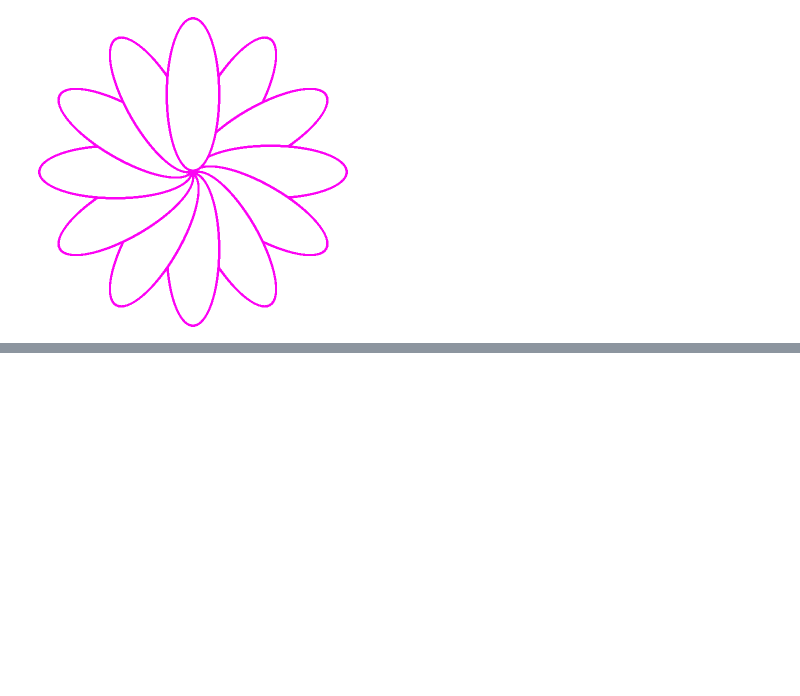
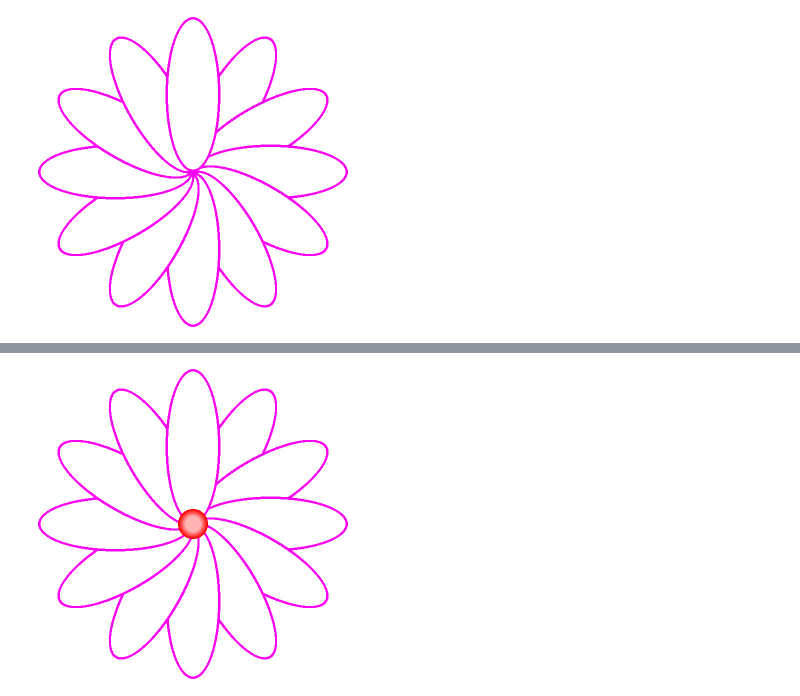
Before and after one commit to SkriptenMk/I_eW_25-29, a Jupyter notebook: files/lektionen_hs25/250915_schlaufen/for_loop.ipynb, the cells around one changed output, grey strips where cells are left out. Drawn from its saved outputs; the diff is of its cells as text; code cells hidden in the pictures; blank space fills up the shorter version.

```diff
--- a/files/lektionen_hs25/250915_schlaufen/for_loop.ipynb
+++ b/files/lektionen_hs25/250915_schlaufen/for_loop.ipynb
@@ -62,7 +62,7 @@ zeige_grafik(complete_flower)
 flower_automated = fixed_petal
 for i in range(30, 360, 30):
     rotated_petal = drehe(i, fixed_petal)
-    flower_automated = kombiniere(flower, rotated_petal)
+    flower_automated = kombiniere(flower_automated, rotated_petal)
 # %%
 zeige_grafik(flower_automated)
 # %% [output]
@@ -69,0 +91,5 @@ zeige_grafik(flower_automated)
+# %%
+flower_with_middle = ueberlagere(middle, flower_automated)
+zeige_grafik(flower_with_middle)
+# %% [output]
+[figure, added]
```
Also changed, not shown: parts of 2 cells of this notebook.
